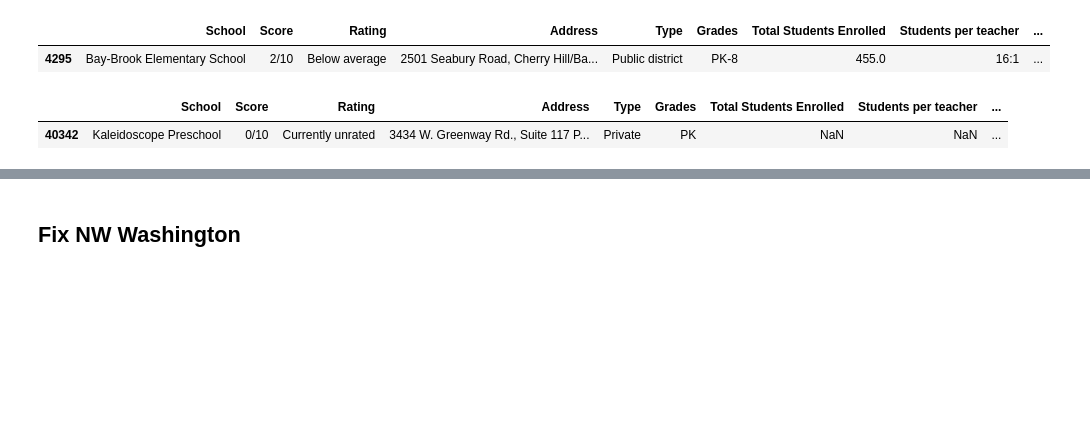
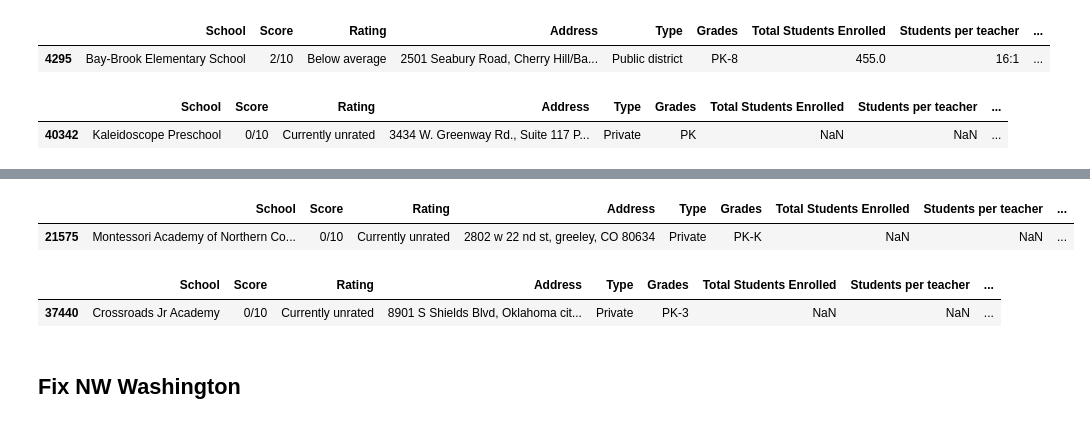
Before and after one commit to BloomTech-Labs/PT17_cityspire-a-ds, a Jupyter notebook: notebooks/datasets/data/schools/schools_cleaned.ipynb, the cells around one changed output, grey strips where cells are left out. Drawn from its saved outputs; the diff is of its cells as text; code cells hidden in the pictures; blank space fills up the shorter version.

```diff
--- a/notebooks/datasets/data/schools/schools_cleaned.ipynb
+++ b/notebooks/datasets/data/schools/schools_cleaned.ipynb
@@ -681,2 +686,12 @@ df.loc[df['City'] == 'Suite 117 Phoenix']
+# %%
+df.loc[df['City'] == 'greeley']
+# %% [output]
+|  | School | Score | Rating | Address | Type | Grades | Total Students Enrolled | Students per teacher | ... |
+| 21575 | Montessori Academy of Northern Co... | 0/10 | Currently unrated | 2802 w 22 nd st, greeley, CO 80634 | Private | PK-K | NaN | NaN | ... |
+# %%
+df.loc[df['City'] =='Oklahoma city']
+# %% [output]
+|  | School | Score | Rating | Address | Type | Grades | Total Students Enrolled | Students per teacher | ... |
+| 37440 | Crossroads Jr Academy | 0/10 | Currently unrated | 8901 S Shields Blvd, Oklahoma cit... | Private | PK-3 | NaN | NaN | ... |
 # %%
 df['City'] = df['City'].str.replace('austin', 'Austin')
```
Also changed, not shown: parts of 2 cells of this notebook.
